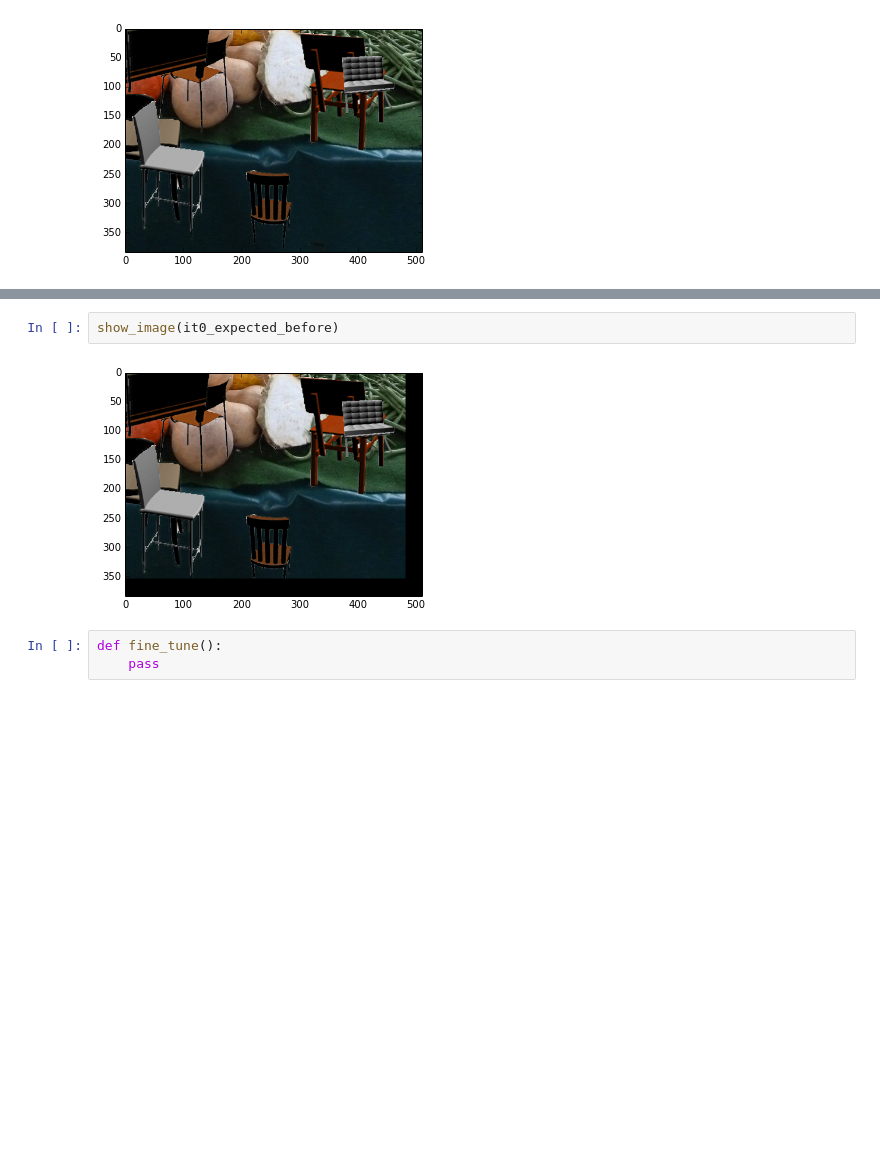
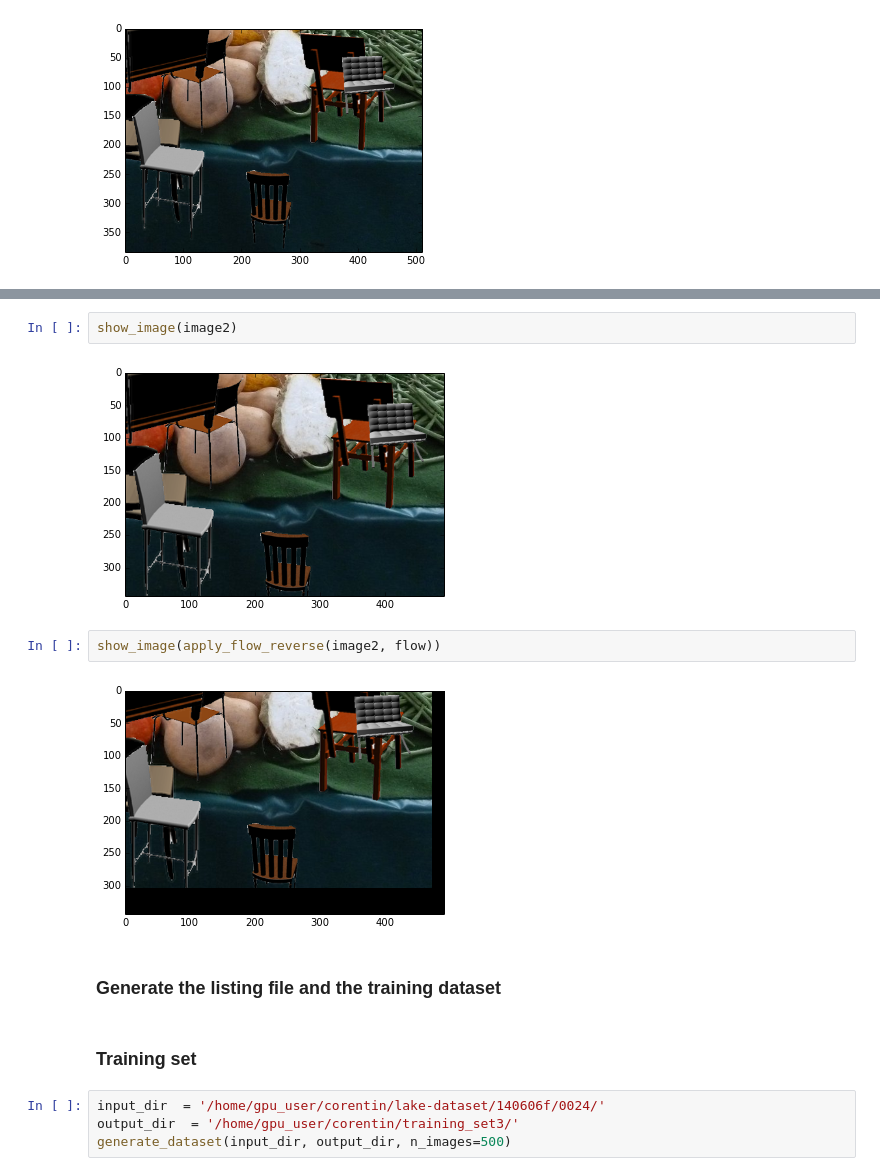
Before and after one commit to cdancette/flownet-tools, a Jupyter notebook: run_caffe.ipynb, the cells around one changed output, grey strips where cells are left out. Drawn from its saved outputs; the diff is of its cells as text; blank space fills up the shorter version.

```diff
--- a/run_caffe.ipynb
+++ b/run_caffe.ipynb
@@ -234,7 +142,16 @@ show_image(it0_translate)
 # %%
-show_image(it0_expected_before)
+show_image(image2)
 # %% [output]
-[figure, old version]
+[figure, new version]
-# %%
-def fine_tune():
-    pass
+# %%
+show_image(apply_flow_reverse(image2, flow))
+# %% [output]
+[figure, added]
+# %% [markdown]
+### Generate the listing file and the training dataset
+# %% [markdown]
+### Training set
+# %%
+input_dir  = '/home/gpu_user/corentin/lake-dataset/140606f/0024/'
+output_dir  = '/home/gpu_user/corentin/training_set3/'
+generate_dataset(input_dir, output_dir, n_images=500)
```
Also changed, not shown: parts of 55 cells of this notebook, 46 other files.
